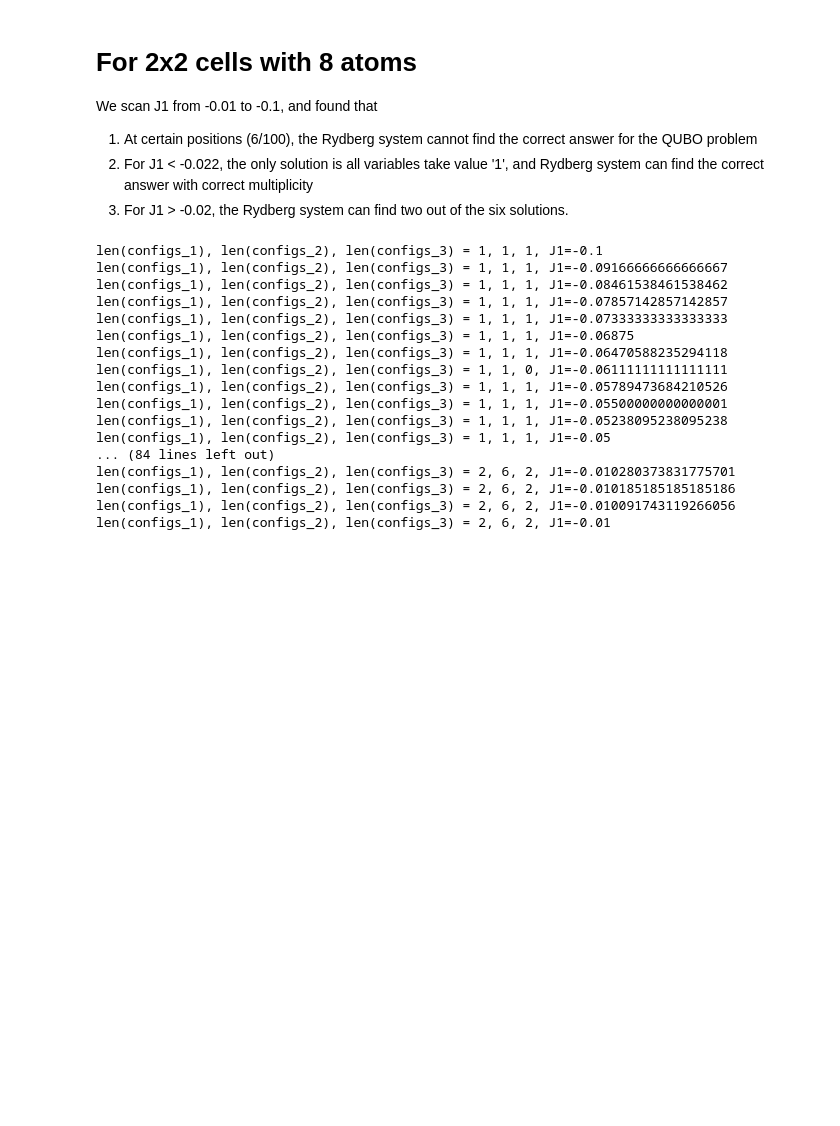
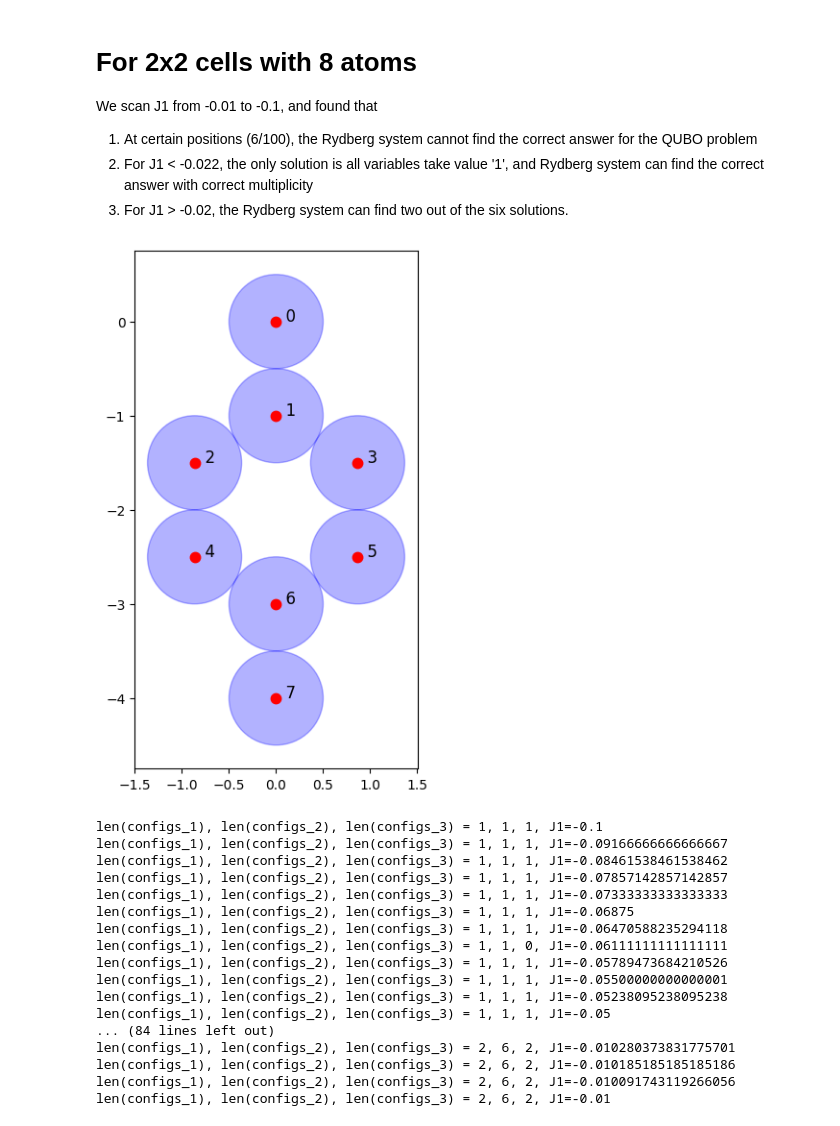
Before and after one commit to cmc-ucl/rydberg_atoms, a Jupyter notebook: 1_QUBO_open_geometry_positive_coefficients_only_NN.ipynb, the cells around one changed output. Drawn from its saved outputs; the diff is of its cells as text; code cells hidden in the pictures; blank space fills up the shorter version.

Commit message:
add show coords and correct for an error in 3x3 setup

```diff
--- a/1_QUBO_open_geometry_positive_coefficients_only_NN.ipynb
+++ b/1_QUBO_open_geometry_positive_coefficients_only_NN.ipynb
@@ -9,4 +12,17 @@ We scan J1 from -0.01 to -0.1, and found that
 1. At certain positions (6/100), the Rydberg system cannot find the correct answer for the QUBO problem
 2. For J1 < -0.022, the only solution is all variables take value '1', and Rydberg system can find the correct answer with correct multiplicity
 3. For J1 > -0.02, the Rydberg system can find two out of the six solutions.
+# %%
+coords = [[0, 0],
+          [0, -1],
+          [-np.sqrt(3)/2, -3/2],
+          [np.sqrt(3)/2, -3/2],
+          [-np.sqrt(3)/2, -5/2],
+          [np.sqrt(3)/2, -5/2],
+          [0, -3],
+          [0, -4],
+         ]
+show_coords(coords)
+# %% [output]
+[figure, added]
 # %%
```
Also changed, not shown: parts of 10 cells of this notebook, 1 other file.
